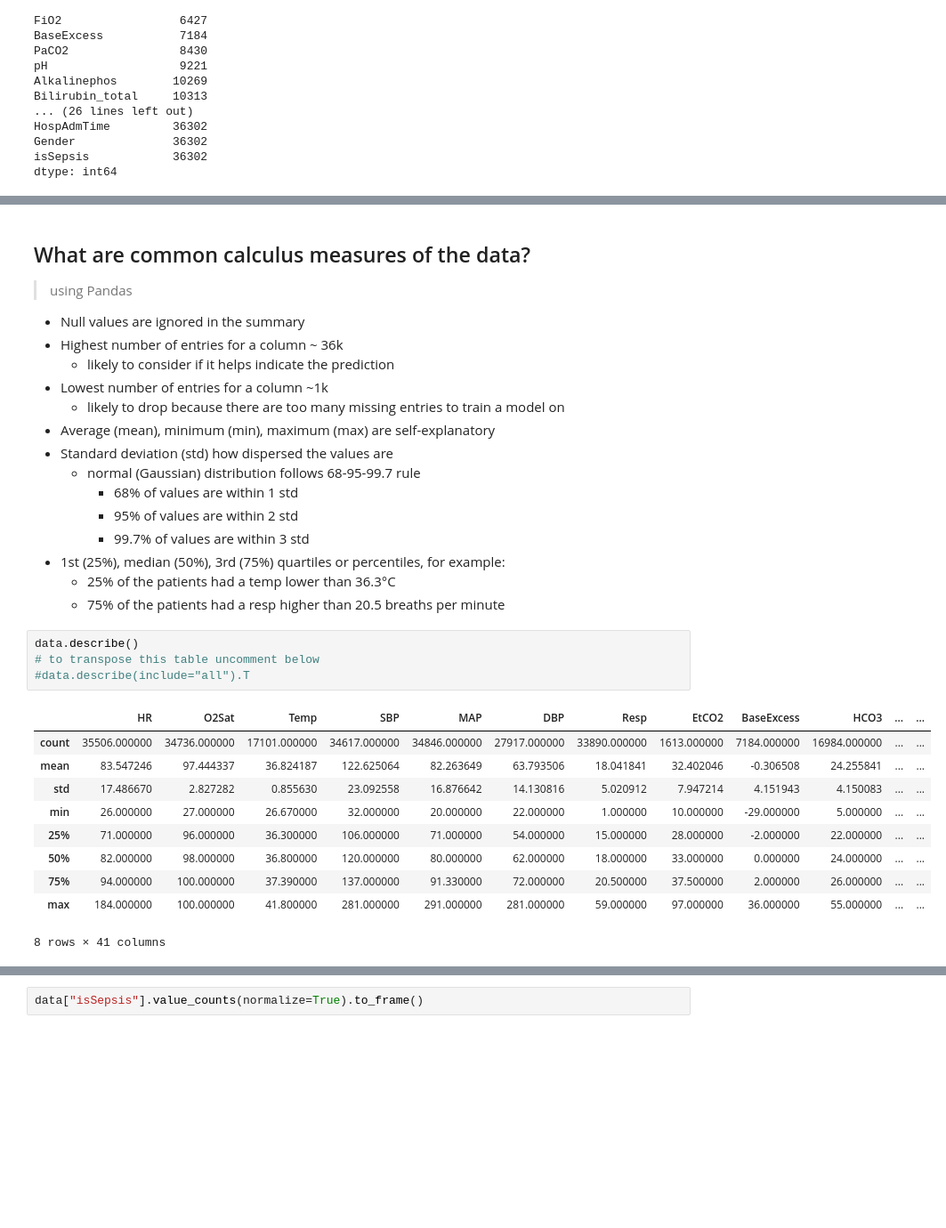
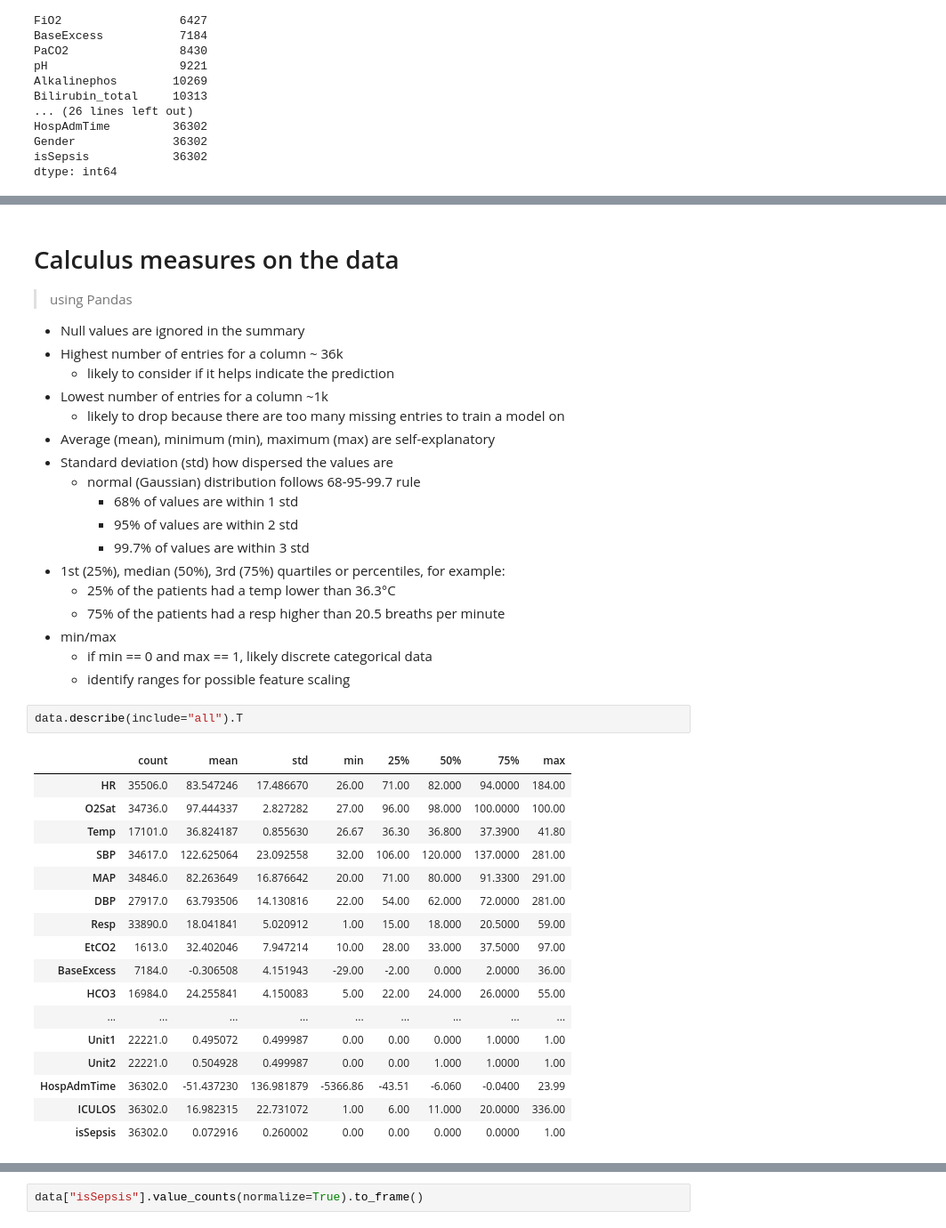
Before and after one commit to redhat-na-ssa/sepsis-detection, a Jupyter notebook: data-engineering.ipynb, the cells around one changed output, grey strips where cells are left out. Shown at 89% size. Cells and saved outputs as stored; diff of their text form; blank space fills up the shorter version.

```diff
--- a/data-engineering.ipynb
+++ b/data-engineering.ipynb
@@ -193,5 +200,5 @@ dtype: int64
 # %% [markdown]
-## What are common calculus measures of the data?
+# Calculus measures on the data
 > using Pandas
 
 - Null values are ignored in the summary
@@ -208,18 +215,26 @@ dtype: int64
 - 1st (25%), median (50%), 3rd (75%) quartiles or percentiles, for example:
     - 25% of the patients had a temp lower than 36.3°C
     - 75% of the patients had a resp higher than 20.5 breaths per minute
+- min/max
+    - if min == 0 and max == 1, likely discrete categorical data
+    - identify ranges for possible feature scaling
 # %%
-data.describe()
-# to transpose this table uncomment below
-#data.describe(include="all").T
+data.describe(include="all").T
 # %% [output]
-|  | HR | O2Sat | Temp | SBP | MAP | DBP | Resp | EtCO2 | BaseExcess | HCO3 | ... | ... |
-| count | 35506.000000 | 34736.000000 | 17101.000000 | 34617.000000 | 34846.000000 | 27917.000000 | 33890.000000 | 1613.000000 | 7184.000000 | 16984.000000 | ... | ... |
-| mean | 83.547246 | 97.444337 | 36.824187 | 122.625064 | 82.263649 | 63.793506 | 18.041841 | 32.402046 | -0.306508 | 24.255841 | ... | ... |
-| std | 17.486670 | 2.827282 | 0.855630 | 23.092558 | 16.876642 | 14.130816 | 5.020912 | 7.947214 | 4.151943 | 4.150083 | ... | ... |
-| min | 26.000000 | 27.000000 | 26.670000 | 32.000000 | 20.000000 | 22.000000 | 1.000000 | 10.000000 | -29.000000 | 5.000000 | ... | ... |
-| 25% | 71.000000 | 96.000000 | 36.300000 | 106.000000 | 71.000000 | 54.000000 | 15.000000 | 28.000000 | -2.000000 | 22.000000 | ... | ... |
-| 50% | 82.000000 | 98.000000 | 36.800000 | 120.000000 | 80.000000 | 62.000000 | 18.000000 | 33.000000 | 0.000000 | 24.000000 | ... | ... |
-| 75% | 94.000000 | 100.000000 | 37.390000 | 137.000000 | 91.330000 | 72.000000 | 20.500000 | 37.500000 | 2.000000 | 26.000000 | ... | ... |
-| max | 184.000000 | 100.000000 | 41.800000 | 281.000000 | 291.000000 | 281.000000 | 59.000000 | 97.000000 | 36.000000 | 55.000000 | ... | ... |
+|  | count | mean | std | min | 25% | 50% | 75% | max |
+| HR | 35506.0 | 83.547246 | 17.486670 | 26.00 | 71.00 | 82.000 | 94.0000 | 184.00 |
+| O2Sat | 34736.0 | 97.444337 | 2.827282 | 27.00 | 96.00 | 98.000 | 100.0000 | 100.00 |
+| Temp | 17101.0 | 36.824187 | 0.855630 | 26.67 | 36.30 | 36.800 | 37.3900 | 41.80 |
+| SBP | 34617.0 | 122.625064 | 23.092558 | 32.00 | 106.00 | 120.000 | 137.0000 | 281.00 |
+| MAP | 34846.0 | 82.263649 | 16.876642 | 20.00 | 71.00 | 80.000 | 91.3300 | 291.00 |
+| DBP | 27917.0 | 63.793506 | 14.130816 | 22.00 | 54.00 | 62.000 | 72.0000 | 281.00 |
+| Resp | 33890.0 | 18.041841 | 5.020912 | 1.00 | 15.00 | 18.000 | 20.5000 | 59.00 |
+| EtCO2 | 1613.0 | 32.402046 | 7.947214 | 10.00 | 28.00 | 33.000 | 37.5000 | 97.00 |
+| BaseExcess | 7184.0 | -0.306508 | 4.151943 | -29.00 | -2.00 | 0.000 | 2.0000 | 36.00 |
+| HCO3 | 16984.0 | 24.255841 | 4.150083 | 5.00 | 22.00 | 24.000 | 26.0000 | 55.00 |
+| ... | ... | ... | ... | ... | ... | ... | ... | ... |
+| Unit1 | 22221.0 | 0.495072 | 0.499987 | 0.00 | 0.00 | 0.000 | 1.0000 | 1.00 |
+| Unit2 | 22221.0 | 0.504928 | 0.499987 | 0.00 | 0.00 | 1.000 | 1.0000 | 1.00 |
+| HospAdmTime | 36302.0 | -51.437230 | 136.981879 | -5366.86 | -43.51 | -6.060 | -0.0400 | 23.99 |
+| ICULOS | 36302.0 | 16.982315 | 22.731072 | 1.00 | 6.00 | 11.000 | 20.0000 | 336.00 |
+| isSepsis | 36302.0 | 0.072916 | 0.260002 | 0.00 | 0.00 | 0.000 | 0.0000 | 1.00 |
-8 rows × 41 columns
```
Also changed, not shown: parts of 42 cells of this notebook, 13 other files.
